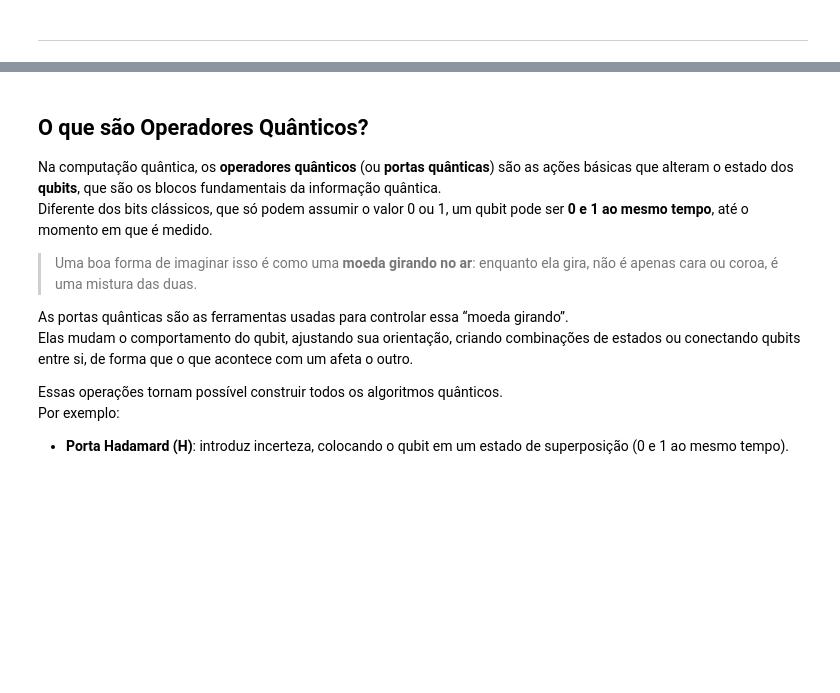
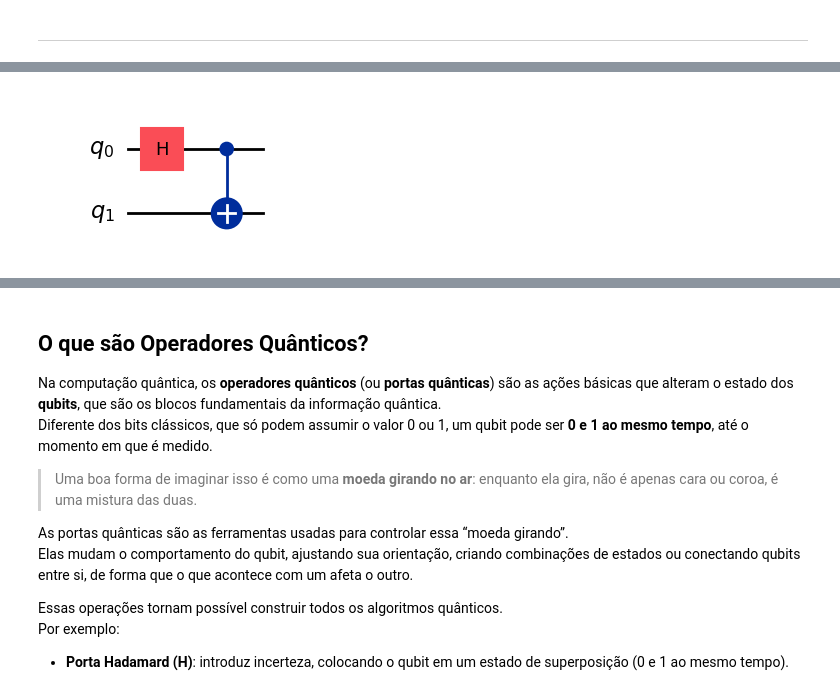
Before and after one commit to rayaraamaro/hackaton-qiskit-2025, a Jupyter notebook: Hackaton_Qiskit.ipynb, the cells around one changed output, grey strips where cells are left out. Drawn from its saved outputs; the diff is of its cells as text; code cells hidden in the pictures; blank space fills up the shorter version.

Commit message:
Qubit and Qiskit documentation

```diff
--- a/Hackaton_Qiskit.ipynb
+++ b/Hackaton_Qiskit.ipynb
@@ -33,0 +152,19 @@ Quem tiver tempo, olha o tópico (de cima para baixo) que não foi feito e faça
+# %%
+from qiskit import QuantumCircuit
+from qiskit.quantum_info import SparsePauliOp
+from qiskit.transpiler import generate_preset_pass_manager
+from qiskit_ibm_runtime import EstimatorV2 as Estimator
+
+# Cria um novo circuito com dois qubits
+qc = QuantumCircuit(2)
+
+# Adiciona uma porta Hadamard ao qubit 0
+qc.h(0)
+
+# Executa uma porta controlada-X (CNOT) no qubit 1, controlada pelo qubit 0
+qc.cx(0, 1)
+
+# Retorna um desenho do circuito usando o MatPlotLib ("mpl").
+qc.draw("mpl")
+# %% [output]
+[figure, added]
```
Also changed, not shown: parts of 24 cells of this notebook.
